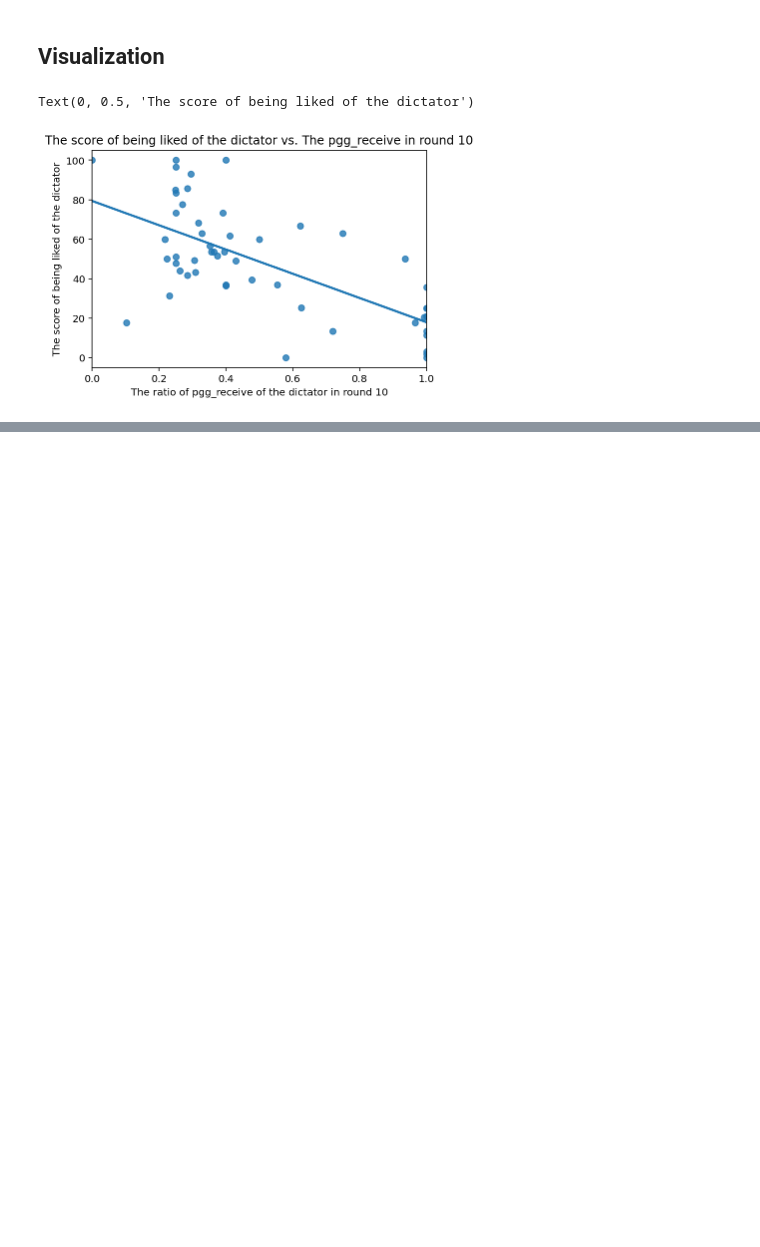
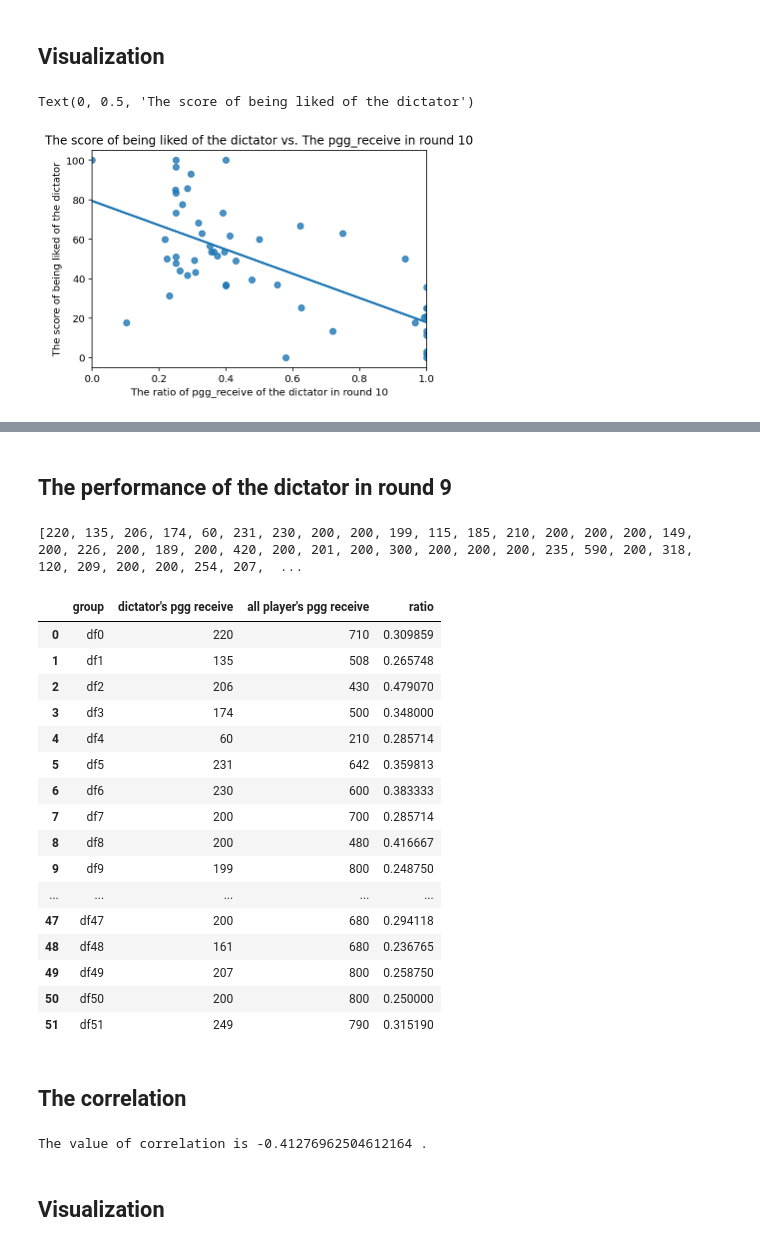
Before and after one commit to only18days/face_meteor_analysis, a Jupyter notebook: face_meteor_pilot_ratings_Chloe_v5.ipynb, the cells around one changed output, grey strips where cells are left out. Saved outputs shown, nothing was run; the diff lists cells and outputs as text; code cells hidden in the pictures; blank space fills up the shorter version.

```diff
--- a/face_meteor_pilot_ratings_Chloe_v5.ipynb
+++ b/face_meteor_pilot_ratings_Chloe_v5.ipynb
@@ -261,0 +262,57 @@ Text(0, 0.5, 'The score of being liked of the dictator')
+# %% [markdown]
+## The performance of the dictator in round 9
+# %%
+## 取round 9的島主的pgg_receive
+dictator_pgg_9 = []
+for i in range(0, len(lst)):
+    dictator_pgg_9.append(globals()['df'+str(i)][globals()['df'+str(i)]['dictator'] == 1].iloc[8]['pgg_receive'])
+
+# print(dictator_pgg_9)
+# print(len(dictator_pgg_9))
+# %% [output]
+[220, 135, 206, 174, 60, 231, 230, 200, 200, 199, 115, 185, 210, 200, 200, 200, 149, 200, 226, 200, 189, 200, 420, 200, 201, 200, 300, 200, 200, 200, 235, 590, 200, 318, 120, 209, 200, 200, 254, 207,  ...
+# %%
+## 取round 9的所有人的pgg_receive
+all_pgg_9 = []
+for i in range(0,len(lst)):
+    all_pgg_9.append(sum(globals()["df" + str(i)][globals()["df" + str(i)]['round'] == 9]['pgg_receive']))
+
+# print(all_pgg_9)
+# print(len(all_pgg_9))
+# %%
+# 計算：v5中島主round 9 pgg表現的顯著程度
+ratio_9 = [x/y for x, y in zip(dictator_pgg_9, all_pgg_9)]
+# type(ratio)
+# %%
+df_ratio_9 = pd.DataFrame({"group": datlst, "dictator's pgg receive": dictator_pgg_9, "all player's pgg receive": all_pgg_9, "ratio": ratio_9})
+# %%
+df_ratio_9
+# %% [output]
+|  | group | dictator's pgg receive | all player's pgg receive | ratio |
+| 0 | df0 | 220 | 710 | 0.309859 |
+| 1 | df1 | 135 | 508 | 0.265748 |
+| 2 | df2 | 206 | 430 | 0.479070 |
+| 3 | df3 | 174 | 500 | 0.348000 |
+| 4 | df4 | 60 | 210 | 0.285714 |
+| 5 | df5 | 231 | 642 | 0.359813 |
+| 6 | df6 | 230 | 600 | 0.383333 |
+| 7 | df7 | 200 | 700 | 0.285714 |
+| 8 | df8 | 200 | 480 | 0.416667 |
+| 9 | df9 | 199 | 800 | 0.248750 |
+| ... | ... | ... | ... | ... |
+| 47 | df47 | 200 | 680 | 0.294118 |
+| 48 | df48 | 161 | 680 | 0.236765 |
+| 49 | df49 | 207 | 800 | 0.258750 |
+| 50 | df50 | 200 | 800 | 0.250000 |
+| 51 | df51 | 249 | 790 | 0.315190 |
+# %% [markdown]
+## The correlation
+# %%
+my_rho_9 = np.corrcoef(ratio_9, dislike)
+
+# print(my_rho)
+print("The value of correlation is",my_rho_9[0][1],'.')
+# %% [output]
+The value of correlation is -0.41276962504612164 .
+# %% [markdown]
+## Visualization
```
Also changed, not shown: parts of 3 cells of this notebook.
